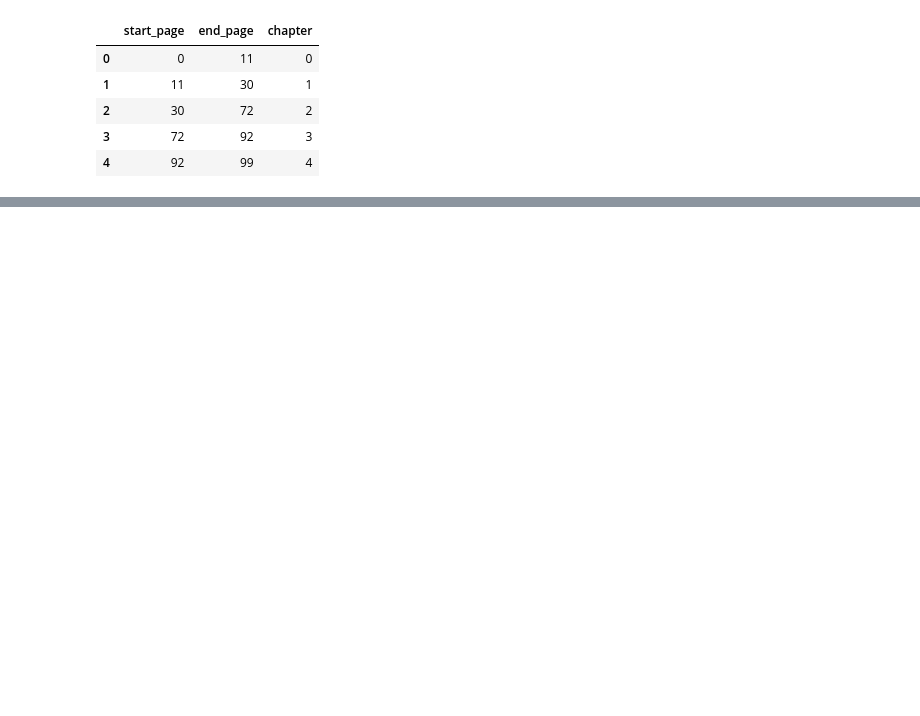
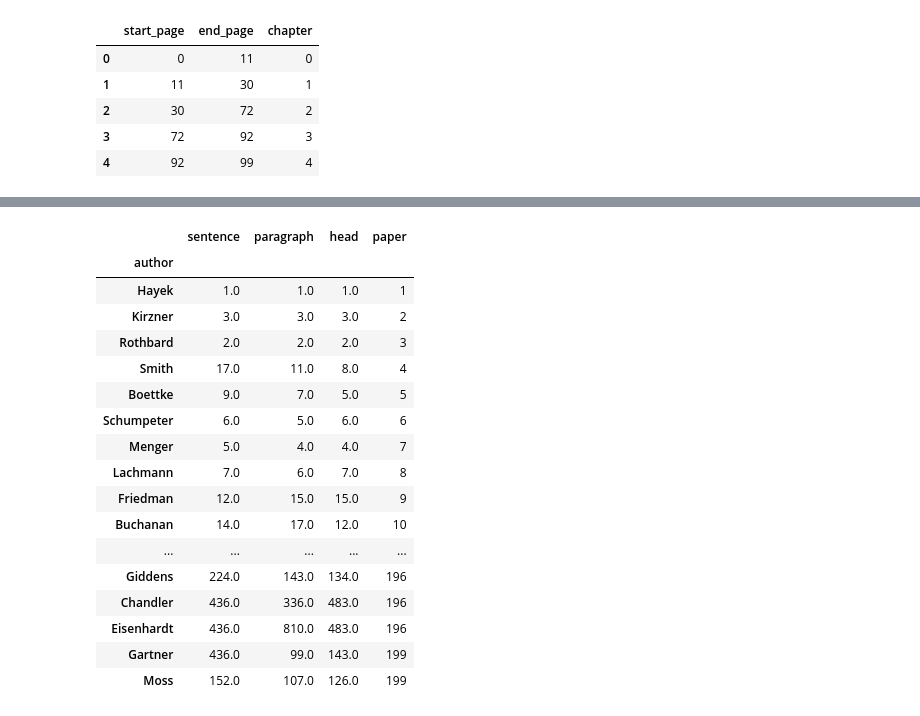
Before and after one commit to pcalais/bibliometrics-austrian-economics, a Jupyter notebook: notebooks/5-refs-to-mises-refs.ipynb, the cells around one changed output, grey strips where cells are left out. Cells and saved outputs as stored; diff of their text form; code cells hidden in the pictures; blank space fills up the shorter version.

```diff
--- a/notebooks/5-refs-to-mises-refs.ipynb
+++ b/notebooks/5-refs-to-mises-refs.ipynb
@@ -334,0 +534,49 @@ print(
+# %%
+rank_sentence = rank_authors_by_mises_cocitation(
+    refs_df, unit_col="sentence_id"
+)
+
+rank_paragraph = rank_authors_by_mises_cocitation(
+    refs_df, unit_col="paragraph_id"
+)
+
+rank_head = rank_authors_by_mises_cocitation(
+    refs_df, unit_col="head_id"
+)
+
+rank_paper = rank_authors_by_mises_cocitation(
+    refs_df, unit_col="paper_id"
+)
+# %%
+author_ranking_df = pd.DataFrame({
+    "sentence": rank_sentence,
+    "paragraph": rank_paragraph,
+    "head": rank_head,
+    "paper": rank_paper
+})
+
+author_ranking_df = author_ranking_df.sort_values(
+    #by=["sentence", "paragraph", "paper"],
+    by=["paper", "paragraph", "head", "paper"]
+)
+
+author_ranking_df.head(200)
+# %% [output]
+|  | sentence | paragraph | head | paper |
+| author |  |  |  |  |
+| Hayek | 1.0 | 1.0 | 1.0 | 1 |
+| Kirzner | 3.0 | 3.0 | 3.0 | 2 |
+| Rothbard | 2.0 | 2.0 | 2.0 | 3 |
+| Smith | 17.0 | 11.0 | 8.0 | 4 |
+| Boettke | 9.0 | 7.0 | 5.0 | 5 |
+| Schumpeter | 6.0 | 5.0 | 6.0 | 6 |
+| Menger | 5.0 | 4.0 | 4.0 | 7 |
+| Lachmann | 7.0 | 6.0 | 7.0 | 8 |
+| Friedman | 12.0 | 15.0 | 15.0 | 9 |
+| Buchanan | 14.0 | 17.0 | 12.0 | 10 |
+| ... | ... | ... | ... | ... |
+| Giddens | 224.0 | 143.0 | 134.0 | 196 |
+| Chandler | 436.0 | 336.0 | 483.0 | 196 |
+| Eisenhardt | 436.0 | 810.0 | 483.0 | 196 |
+| Gartner | 436.0 | 99.0 | 143.0 | 199 |
+| Moss | 152.0 | 107.0 | 126.0 | 199 |
```
Also changed, not shown: parts of 20 cells of this notebook, 1 other file.
